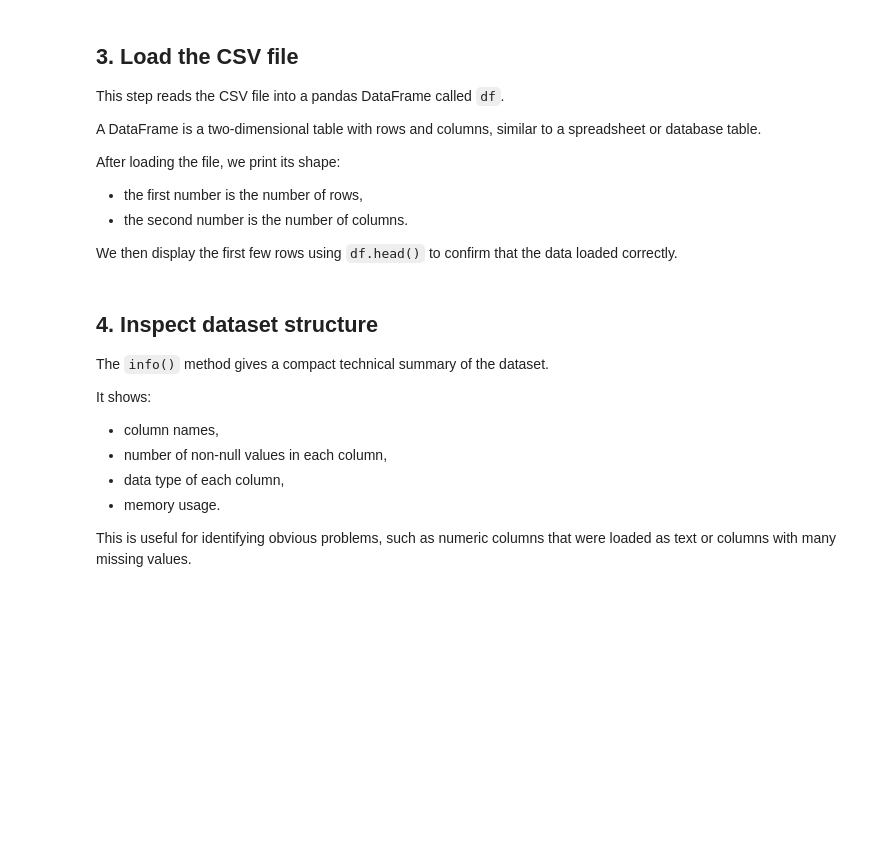
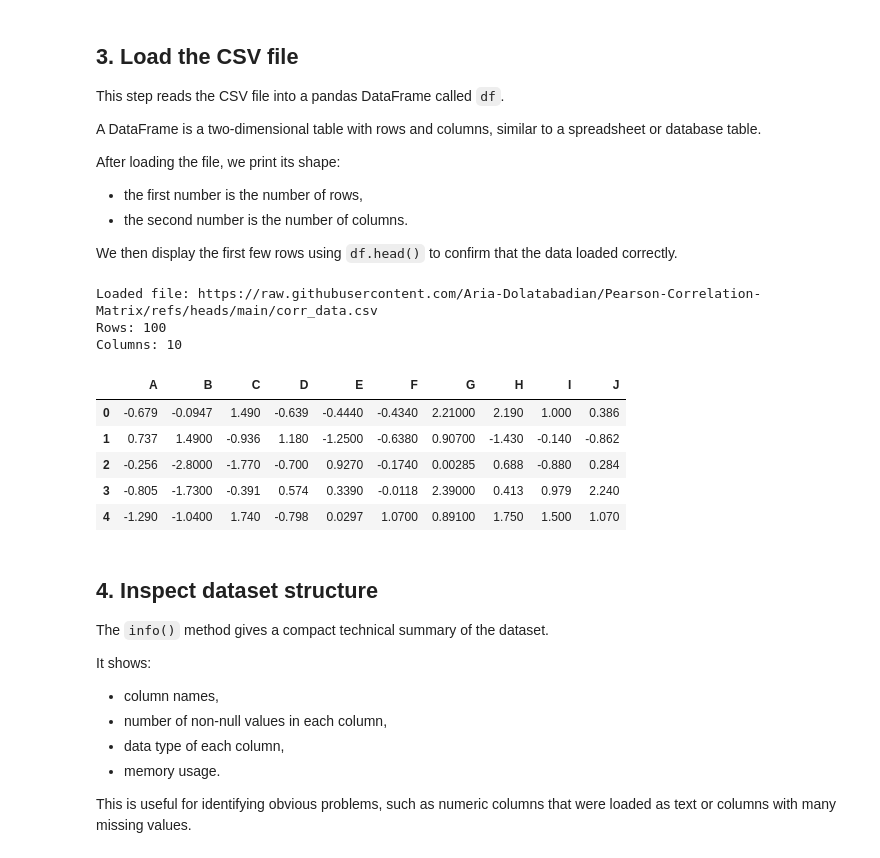
Before and after one commit to recap/DataLens, a Jupyter notebook: DataLens_EDA.ipynb, the cells around one changed output. Drawn from its saved outputs; the diff is of its cells as text; code cells hidden in the pictures; blank space fills up the shorter version.

```diff
--- a/DataLens_EDA.ipynb
+++ b/DataLens_EDA.ipynb
@@ -89,13 +79,23 @@ After loading the file, we print its shape:
 
 We then display the first few rows using `df.head()` to confirm that the data loaded correctly.
 # %%
-df = pd.read_csv(DATA_FILE)
+df = pd.read_csv(CSV_URL)
 
-print(f"Loaded file: {DATA_FILE}")
+print(f"Loaded file: {CSV_URL}")
 print(f"Rows: {df.shape[0]}")
 print(f"Columns: {df.shape[1]}")
 
 df.head()
+# %% [output]
+Loaded file: https://raw.githubusercontent.com/Aria-Dolatabadian/Pearson-Correlation-Matrix/refs/heads/main/corr_data.csv
+Rows: 100
+Columns: 10
+|  | A | B | C | D | E | F | G | H | I | J |
+| 0 | -0.679 | -0.0947 | 1.490 | -0.639 | -0.4440 | -0.4340 | 2.21000 | 2.190 | 1.000 | 0.386 |
+| 1 | 0.737 | 1.4900 | -0.936 | 1.180 | -1.2500 | -0.6380 | 0.90700 | -1.430 | -0.140 | -0.862 |
+| 2 | -0.256 | -2.8000 | -1.770 | -0.700 | 0.9270 | -0.1740 | 0.00285 | 0.688 | -0.880 | 0.284 |
+| 3 | -0.805 | -1.7300 | -0.391 | 0.574 | 0.3390 | -0.0118 | 2.39000 | 0.413 | 0.979 | 2.240 |
+| 4 | -1.290 | -1.0400 | 1.740 | -0.798 | 0.0297 | 1.0700 | 0.89100 | 1.750 | 1.500 | 1.070 |
 # %% [markdown]
 ## 4. Inspect dataset structure
 
```
Also changed, not shown: parts of 13 cells of this notebook.
